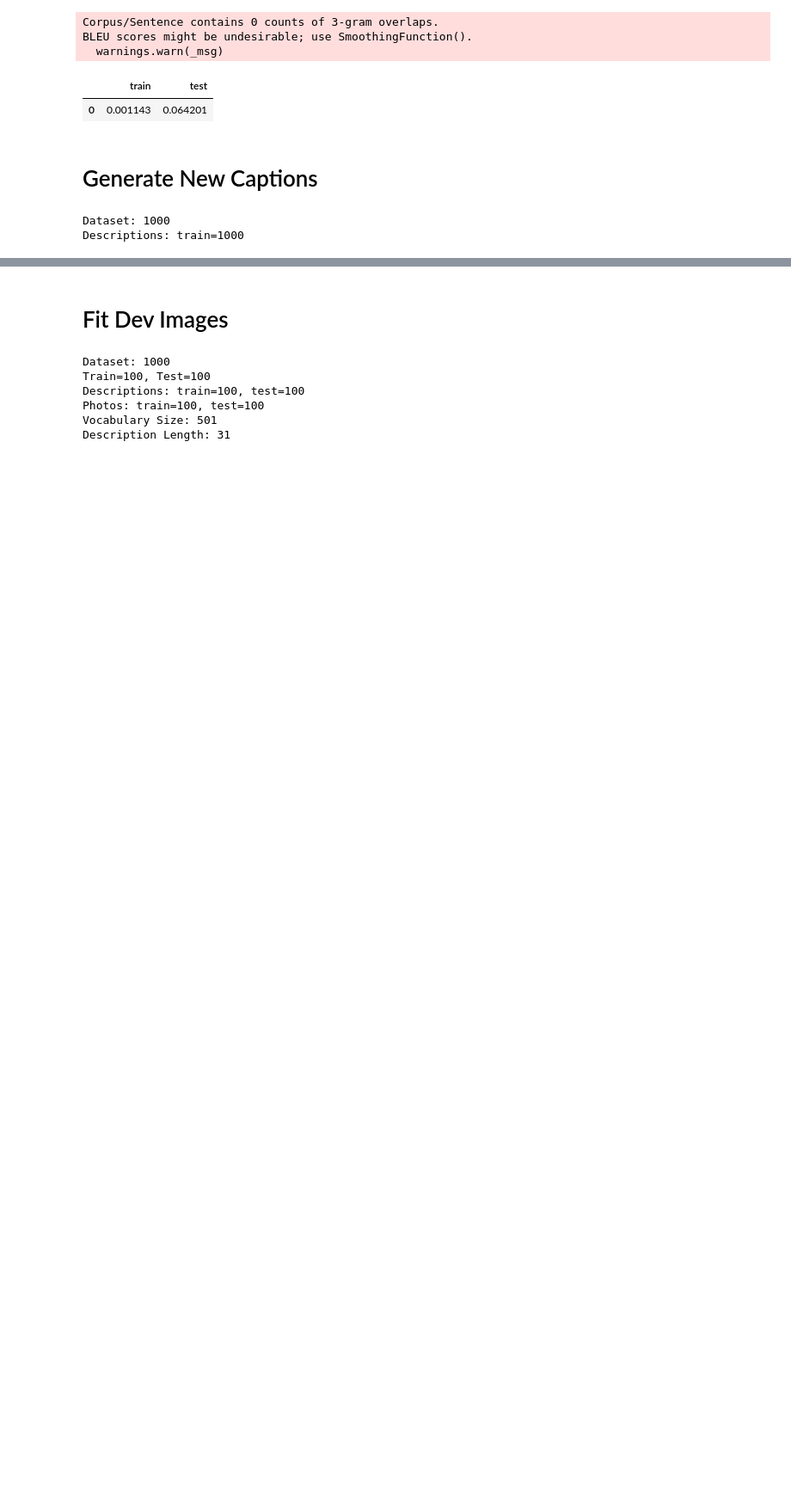
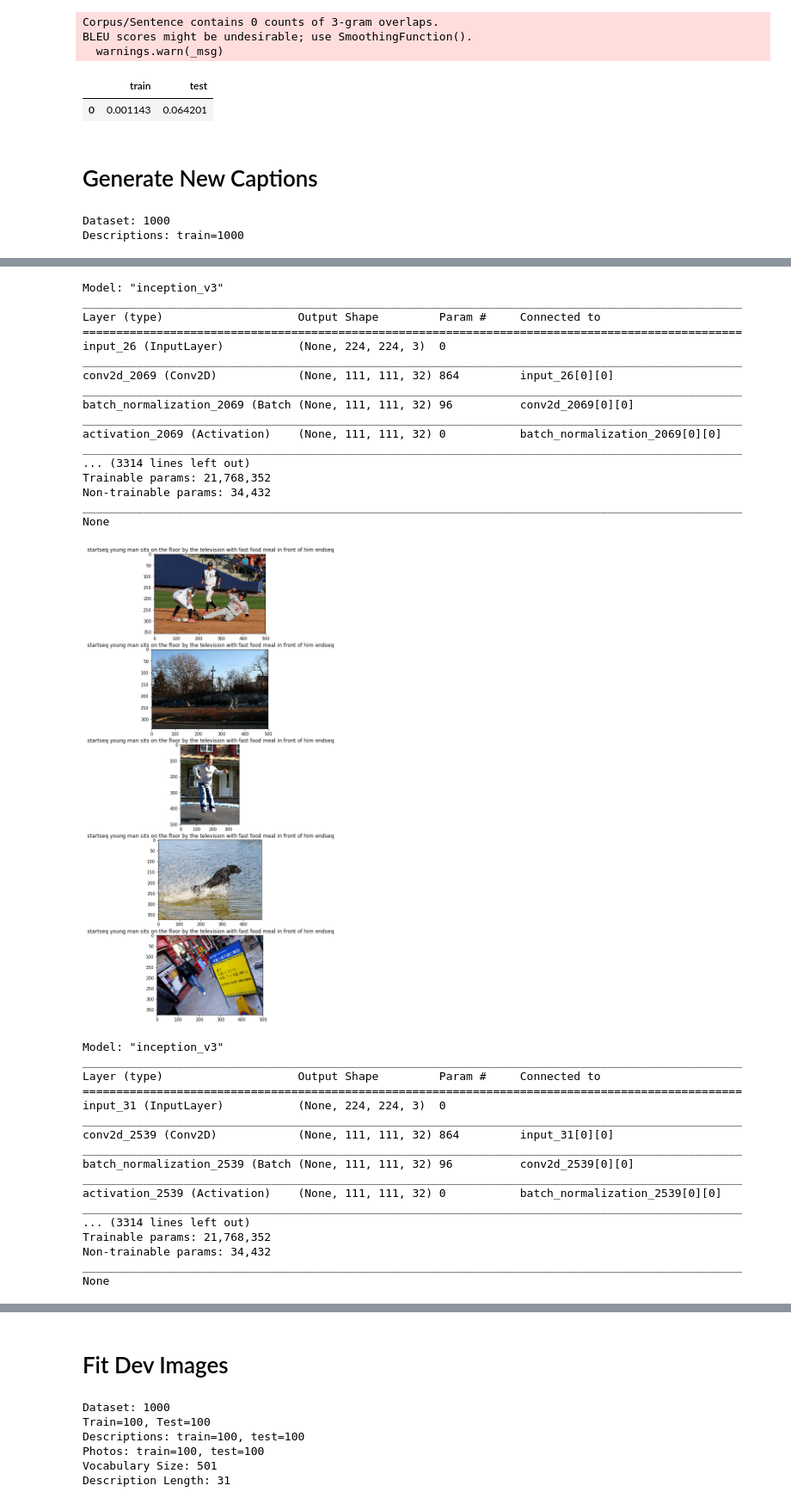
Before and after one commit to duttagoutam/LJMUMasters, a Jupyter notebook: ImageCaptioningFlickr8kInceptionV3Final.ipynb, the cells around one changed output, grey strips where cells are left out. Shown at 86% size. Saved outputs shown, nothing was run; the diff lists cells and outputs as text; code cells hidden in the pictures; blank space fills up the shorter version.

```diff
--- a/ImageCaptioningFlickr8kInceptionV3Final.ipynb
+++ b/ImageCaptioningFlickr8kInceptionV3Final.ipynb
@@ -768,0 +789,68 @@ None
+# %%
+# load a pre-defined list of photo identifiers
+def load_list(filename):
+    doc = load_doc(filename)
+    dataset = list()
+    # process line by line
+    for line in doc.split('\n'):
+        # skip empty lines
+        if len(line) < 1:
+            continue
+        # get the image identifier
+        #identifier = line.split(' ')[0]
+        dataset.append(line)
+    return dataset
+# %%
+imageDir=folderName+'/Images'
+filename = folderName+'/Flickr_TextData/Flickr_8k.devImages.txt'
+testImage = load_list(filename)
+
+list_img = []
+list_desc = []
+for i in range(100,110):
+    image = load_img(imageDir +'/'+ testImage[i])
+    list_img.append(np.asarray(image))
+    # generate description
+    photo = extract_features(imageDir +'/'+ testImage[i])
+    description = generate_desc(model, tokenizer, photo, max_length)
+    list_desc.append(description)
+    if(len(list_img) == 5):
+        show_images(images=list_img, cols=len(list_img), titles=list_desc)
+        list_img = []
+        list_desc = []
+# %% [output]
+Model: "inception_v3"
+__________________________________________________________________________________________________
+Layer (type)                    Output Shape         Param #     Connected to
+==================================================================================================
+input_26 (InputLayer)           (None, 224, 224, 3)  0
+__________________________________________________________________________________________________
+conv2d_2069 (Conv2D)            (None, 111, 111, 32) 864         input_26[0][0]
+__________________________________________________________________________________________________
+batch_normalization_2069 (Batch (None, 111, 111, 32) 96          conv2d_2069[0][0]
+__________________________________________________________________________________________________
+activation_2069 (Activation)    (None, 111, 111, 32) 0           batch_normalization_2069[0][0]
+__________________________________________________________________________________________________
+... (3314 lines left out)
+Trainable params: 21,768,352
+Non-trainable params: 34,432
+__________________________________________________________________________________________________
+None
+[figure, added]
+Model: "inception_v3"
+__________________________________________________________________________________________________
+Layer (type)                    Output Shape         Param #     Connected to
+==================================================================================================
+input_31 (InputLayer)           (None, 224, 224, 3)  0
+__________________________________________________________________________________________________
+conv2d_2539 (Conv2D)            (None, 111, 111, 32) 864         input_31[0][0]
+__________________________________________________________________________________________________
+batch_normalization_2539 (Batch (None, 111, 111, 32) 96          conv2d_2539[0][0]
+__________________________________________________________________________________________________
+activation_2539 (Activation)    (None, 111, 111, 32) 0           batch_normalization_2539[0][0]
+__________________________________________________________________________________________________
+... (3314 lines left out)
+Trainable params: 21,768,352
+Non-trainable params: 34,432
+__________________________________________________________________________________________________
+None
```
Also changed, not shown: parts of 7 cells of this notebook.
